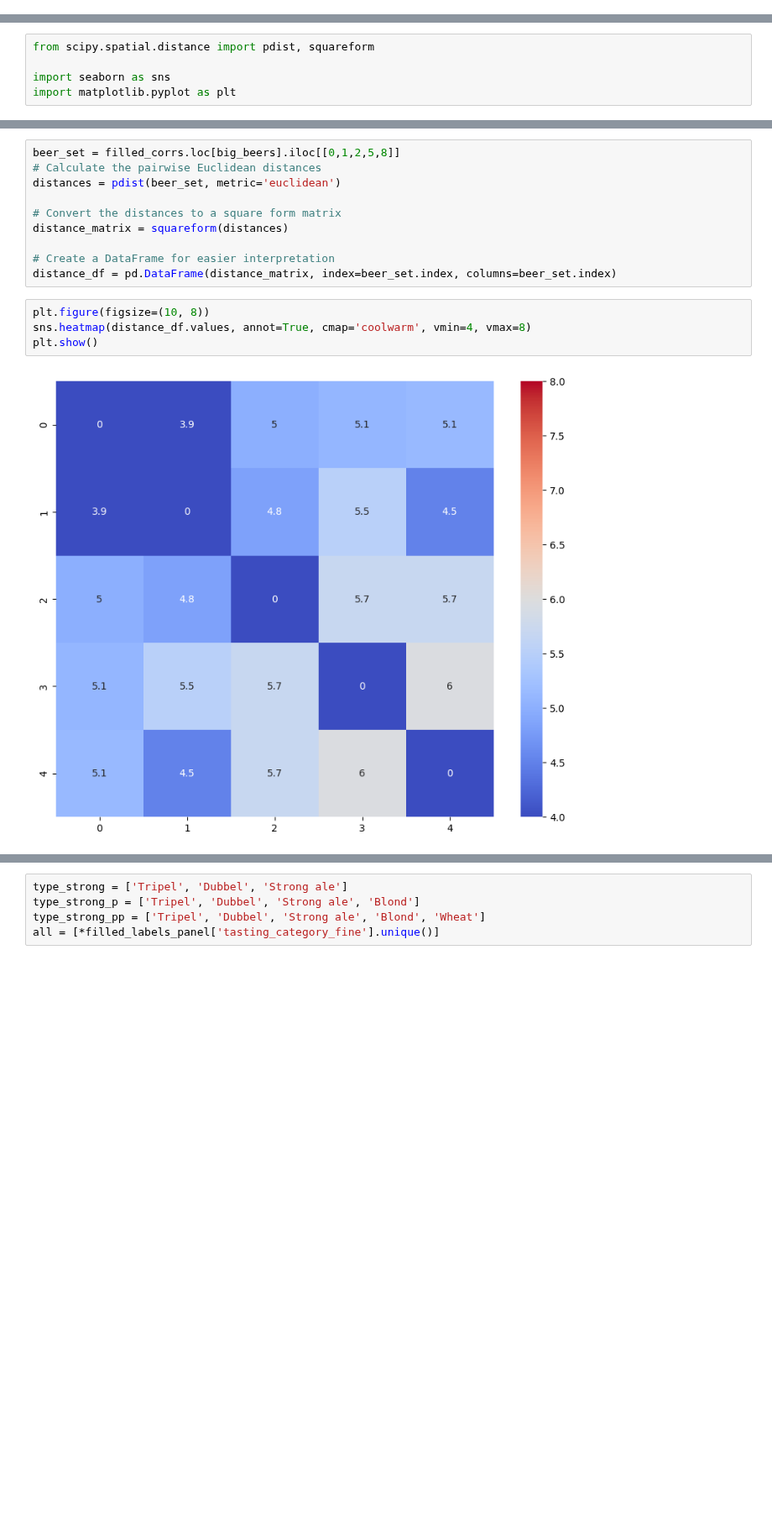
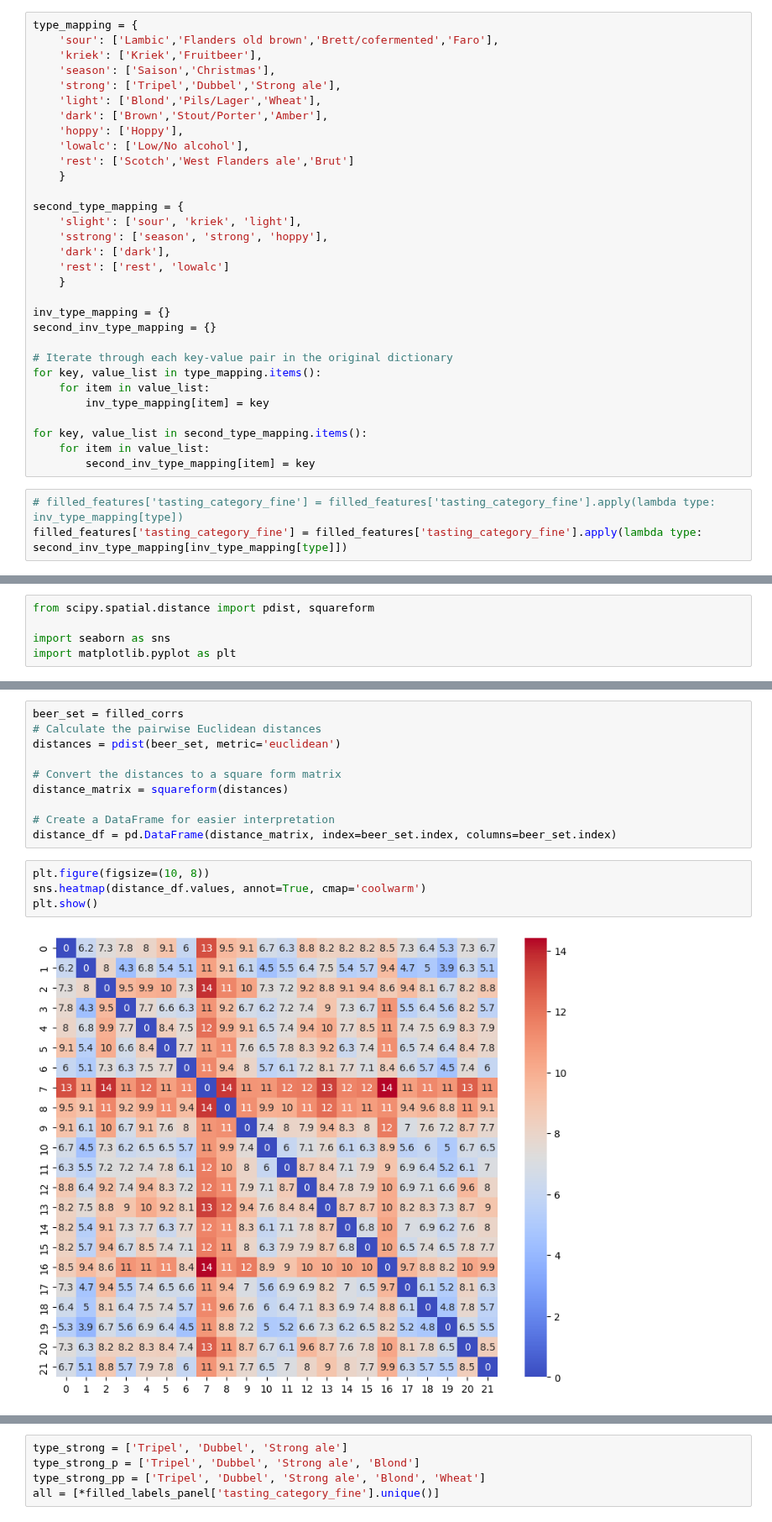
Before and after one commit to Rory-Dam/master_thesis, a Jupyter notebook: beer/reduced_dataset.ipynb, the cells around one changed output, grey strips where cells are left out. Shown at 84% size. Drawn from its saved outputs; the diff is of its cells as text; blank space fills up the shorter version.

```diff
--- a/beer/reduced_dataset.ipynb
+++ b/beer/reduced_dataset.ipynb
@@ -150,3 +165,37 @@ filled_labels_ratebeer[filled_labels_ratebeer.columns[2:]] = filled_labels_rateb
+# %%
+type_mapping = {
+    'sour': ['Lambic','Flanders old brown','Brett/cofermented','Faro'],
+    'kriek': ['Kriek','Fruitbeer'],
+    'season': ['Saison','Christmas'],
+    'strong': ['Tripel','Dubbel','Strong ale'],
+    'light': ['Blond','Pils/Lager','Wheat'],
+    'dark': ['Brown','Stout/Porter','Amber'],
+    'hoppy': ['Hoppy'],
+    'lowalc': ['Low/No alcohol'],
+    'rest': ['Scotch','West Flanders ale','Brut']
+    }
+
+second_type_mapping = {
+    'slight': ['sour', 'kriek', 'light'],
+    'sstrong': ['season', 'strong', 'hoppy'],
+    'dark': ['dark'],
+    'rest': ['rest', 'lowalc']
+    }
+
+inv_type_mapping = {}
+second_inv_type_mapping = {}
+
+# Iterate through each key-value pair in the original dictionary
+for key, value_list in type_mapping.items():
+    for item in value_list:
+        inv_type_mapping[item] = key
+
+for key, value_list in second_type_mapping.items():
+    for item in value_list:
+        second_inv_type_mapping[item] = key
+# %%
+# filled_features['tasting_category_fine'] = filled_features['tasting_category_fine'].apply(lambda type: inv_type_mapping[type])
+filled_features['tasting_category_fine'] = filled_features['tasting_category_fine'].apply(lambda type: second_inv_type_mapping[inv_type_mapping[type]])
 # %%
 panel_overall = filled_labels_panel['overall']
 panel_overall
@@ -243,5 +296,5 @@ import matplotlib.pyplot as plt
 # %%
-beer_set = filled_corrs.loc[big_beers].iloc[[0,1,2,5,8]]
+beer_set = filled_corrs
 # Calculate the pairwise Euclidean distances
 distances = pdist(beer_set, metric='euclidean')
 
@@ -252,7 +305,7 @@ distance_matrix = squareform(distances)
 distance_df = pd.DataFrame(distance_matrix, index=beer_set.index, columns=beer_set.index)
 # %%
 plt.figure(figsize=(10, 8))
-sns.heatmap(distance_df.values, annot=True, cmap='coolwarm', vmin=4, vmax=8)
+sns.heatmap(distance_df.values, annot=True, cmap='coolwarm')
 plt.show()
 # %% [output]
-[figure, old version]
+[figure, new version]
```
Also changed, not shown: parts of 8 cells of this notebook, 13 other files.
